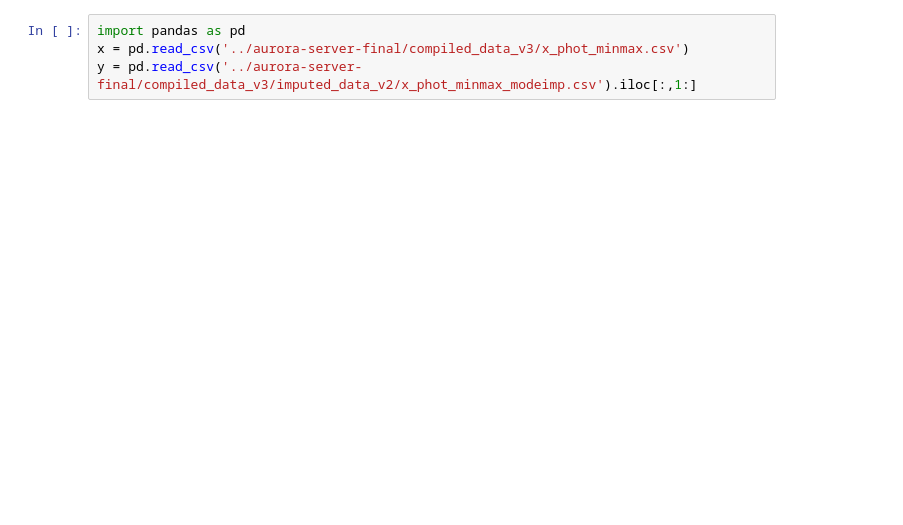
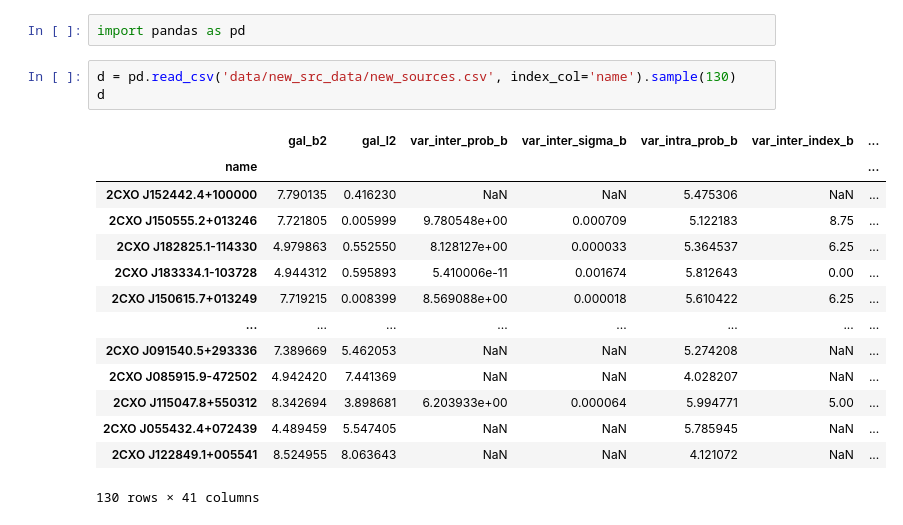
Before and after one commit to KumaranShivam5/chandra-ML, a Jupyter notebook: scratch.ipynb, the cells around one changed output. Drawn from its saved outputs; the diff is of its cells as text; blank space fills up the shorter version.

```diff
--- a/scratch.ipynb
+++ b/scratch.ipynb
@@ -1,5 +1,21 @@
-# %%
-import pandas as pd
-x = pd.read_csv('../aurora-server-final/compiled_data_v3/x_phot_minmax.csv')
-y = pd.read_csv('../aurora-server-final/compiled_data_v3/imputed_data_v2/x_phot_minmax_modeimp.csv').iloc[:,1:]
+# %%
+import pandas as pd
+# %%
+d = pd.read_csv('data/new_src_data/new_sources.csv', index_col='name').sample(130)
+d
+# %% [output]
+|  | gal_b2 | gal_l2 | var_inter_prob_b | var_inter_sigma_b | var_intra_prob_b | var_inter_index_b | ... |
+| name |  |  |  |  |  |  | ... |
+| 2CXO J152442.4+100000 | 7.790135 | 0.416230 | NaN | NaN | 5.475306 | NaN | ... |
+| 2CXO J150555.2+013246 | 7.721805 | 0.005999 | 9.780548e+00 | 0.000709 | 5.122183 | 8.75 | ... |
+| 2CXO J182825.1-114330 | 4.979863 | 0.552550 | 8.128127e+00 | 0.000033 | 5.364537 | 6.25 | ... |
+| 2CXO J183334.1-103728 | 4.944312 | 0.595893 | 5.410006e-11 | 0.001674 | 5.812643 | 0.00 | ... |
+| 2CXO J150615.7+013249 | 7.719215 | 0.008399 | 8.569088e+00 | 0.000018 | 5.610422 | 6.25 | ... |
+| ... | ... | ... | ... | ... | ... | ... | ... |
+| 2CXO J091540.5+293336 | 7.389669 | 5.462053 | NaN | NaN | 5.274208 | NaN | ... |
+| 2CXO J085915.9-472502 | 4.942420 | 7.441369 | NaN | NaN | 4.028207 | NaN | ... |
+| 2CXO J115047.8+550312 | 8.342694 | 3.898681 | 6.203933e+00 | 0.000064 | 5.994771 | 5.00 | ... |
+| 2CXO J055432.4+072439 | 4.489459 | 5.547405 | NaN | NaN | 5.785945 | NaN | ... |
+| 2CXO J122849.1+005541 | 8.524955 | 8.063643 | NaN | NaN | 4.121072 | NaN | ... |
+130 rows × 41 columns
 # %%
```
Also changed, not shown: parts of 8 cells of this notebook, 16 other files.
